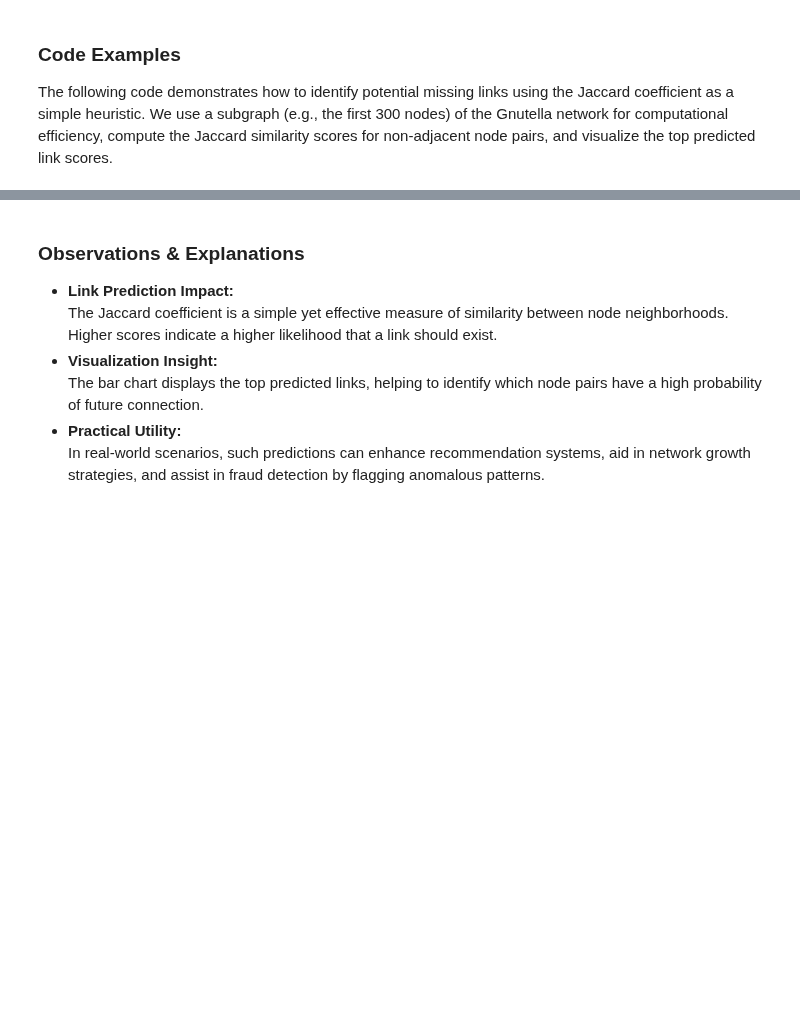
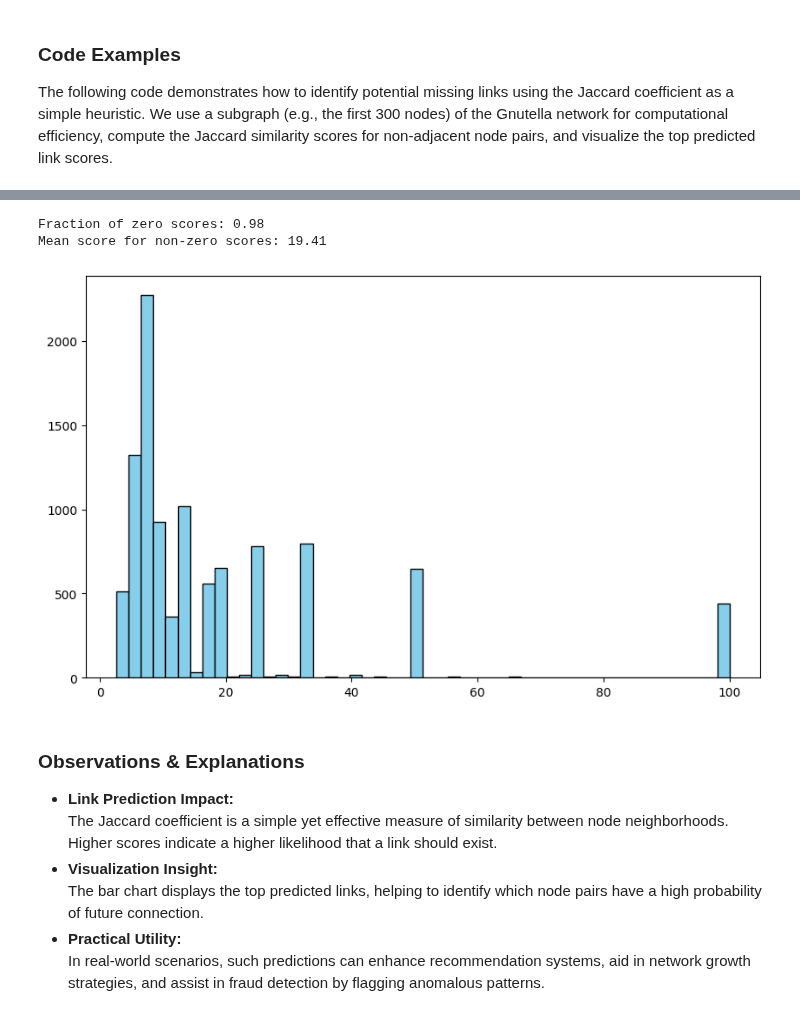
Before and after one commit to bgbg/ML-on-Graphs, a Jupyter notebook: 11_Link_Prediction_and_Edge_Classification.ipynb, the cells around one changed output, grey strips where cells are left out. Cells and saved outputs as stored; diff of their text form; code cells hidden in the pictures; blank space fills up the shorter version.

```diff
--- a/11_Link_Prediction_and_Edge_Classification.ipynb
+++ b/11_Link_Prediction_and_Edge_Classification.ipynb
@@ -253,3 +206,16 @@ Nodes (32, 37) with Jaccard score: 1.0000
+# %%
+scores = np.array([j[2] * 100 for j in jaccard_scores])
+frac_zero_scores = (scores == 0).mean()
+non_zero = scores[scores > 0].copy()
+print(f"Fraction of zero scores: {frac_zero_scores:.2f}")
+print(f"Mean score for non-zero scores: {non_zero.mean():.2f}")
+
+plt.figure(figsize=(10, 6))
+plt.hist(non_zero, bins=50, color="skyblue", edgecolor="black");
+# %% [output]
+Fraction of zero scores: 0.98
+Mean score for non-zero scores: 19.41
+[figure, added]
 # %% [markdown]
 ### Observations & Explanations
 - **Link Prediction Impact:**
```
Also changed, not shown: parts of 39 cells of this notebook.
